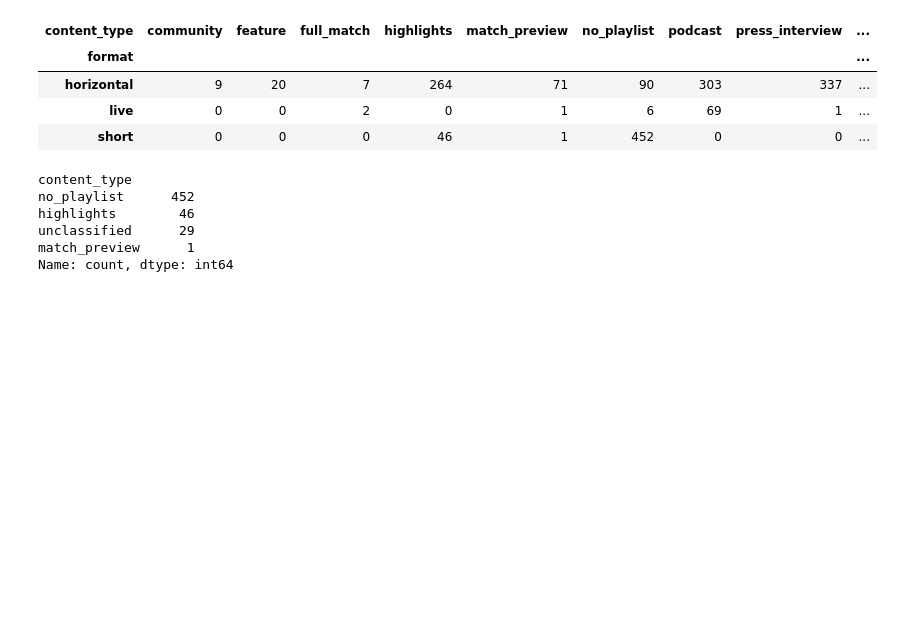
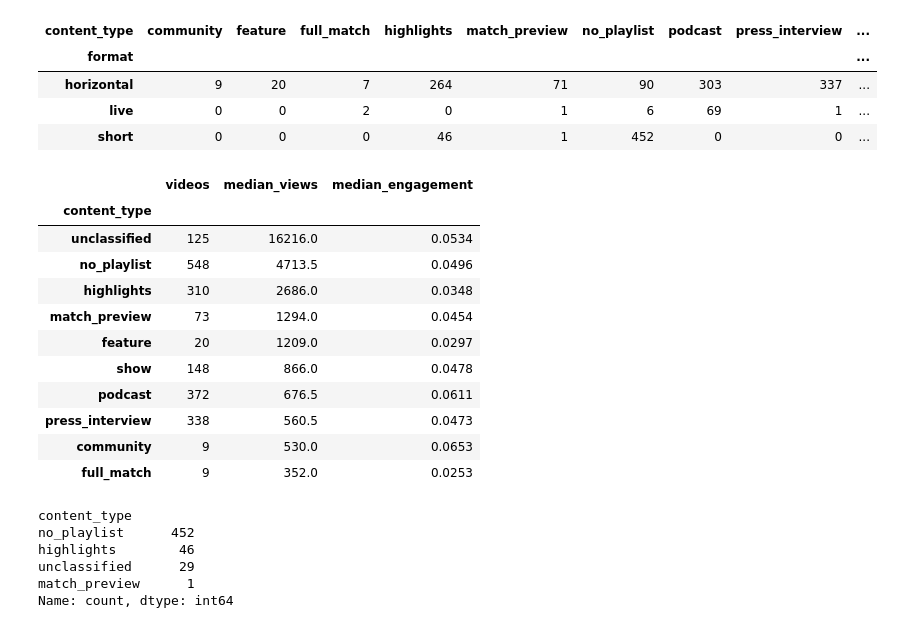
Before and after one commit to great-wave/lafc_content, a Jupyter notebook: notebooks/exploration.ipynb, the cells around one changed output. Cells and saved outputs as stored; diff of their text form; code cells hidden in the pictures; blank space fills up the shorter version.

Commit message:
adjusted readme, methods, findings

```diff
--- a/notebooks/exploration.ipynb
+++ b/notebooks/exploration.ipynb
@@ -250,6 +250,27 @@ table
 | horizontal | 9 | 20 | 7 | 264 | 71 | 90 | 303 | 337 | ... |
 | live | 0 | 0 | 2 | 0 | 1 | 6 | 69 | 1 | ... |
 | short | 0 | 0 | 0 | 46 | 1 | 452 | 0 | 0 | ... |
+# %%
+# Median views and engagement by content type, whole window. The boxplots below
+# split this by format; this is the overall ordering the findings quote.
+df.groupby('content_type').agg(
+    videos=('view_count', 'size'),
+    median_views=('view_count', 'median'),
+    median_engagement=('engagement_rate', 'median'),
+).sort_values('median_views', ascending=False).round(4)
+# %% [output]
+|  | videos | median_views | median_engagement |
+| content_type |  |  |  |
+| unclassified | 125 | 16216.0 | 0.0534 |
+| no_playlist | 548 | 4713.5 | 0.0496 |
+| highlights | 310 | 2686.0 | 0.0348 |
+| match_preview | 73 | 1294.0 | 0.0454 |
+| feature | 20 | 1209.0 | 0.0297 |
+| show | 148 | 866.0 | 0.0478 |
+| podcast | 372 | 676.5 | 0.0611 |
+| press_interview | 338 | 560.5 | 0.0473 |
+| community | 9 | 530.0 | 0.0653 |
+| full_match | 9 | 352.0 | 0.0253 |
 # %%
 shorts_df = df[df['format'] == 'short'].copy()
 playlist_table = shorts_df['playlist'].value_counts(dropna=False)
```
Also changed, not shown: parts of 4 cells of this notebook, 4 other files.
